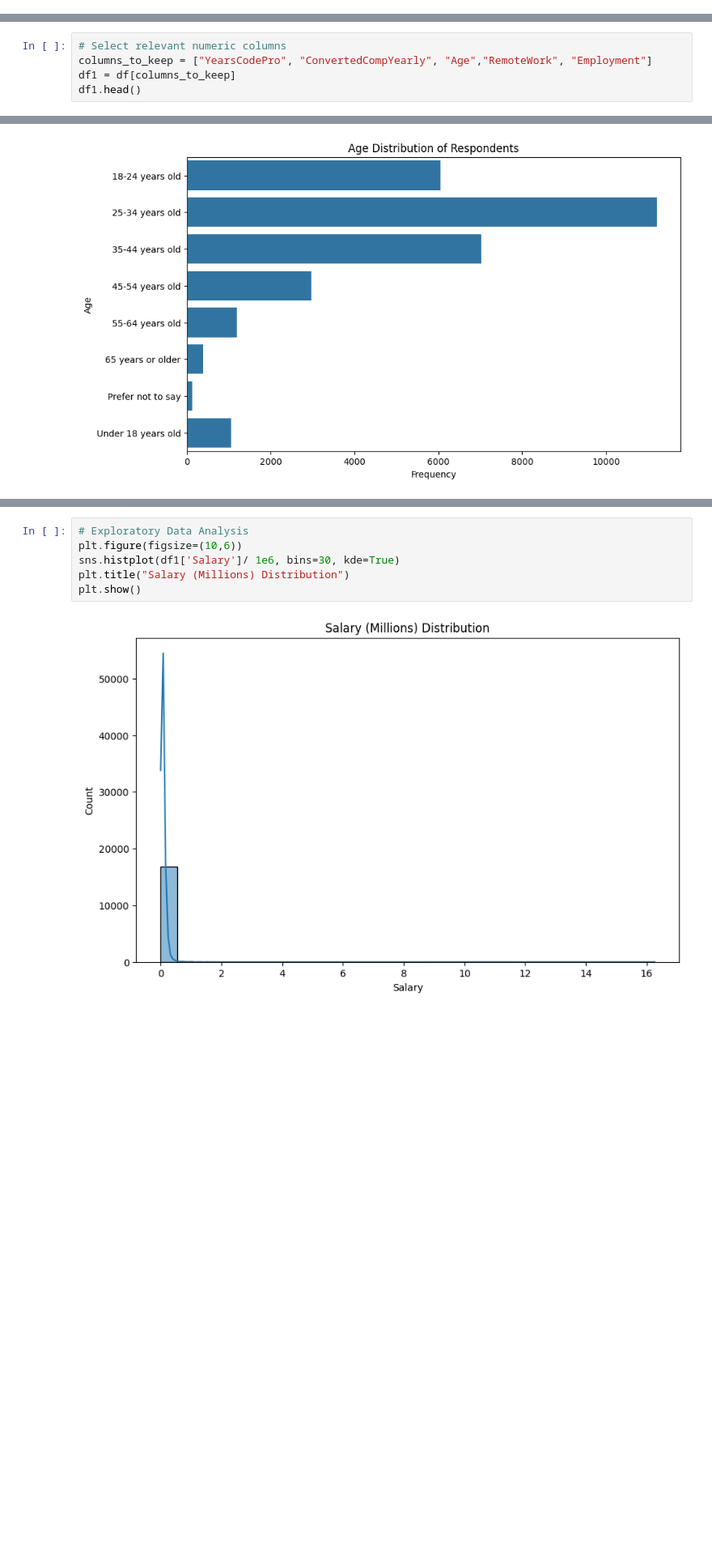
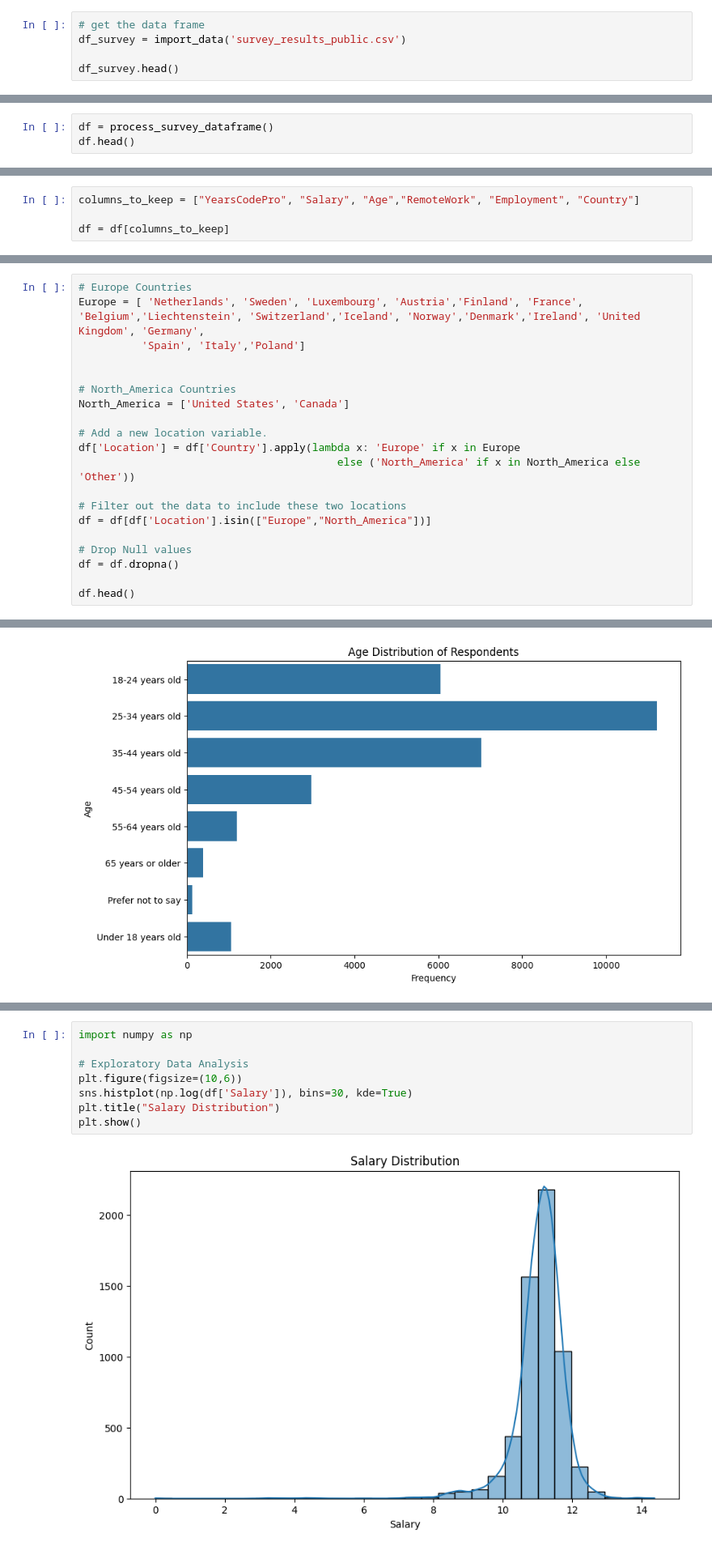
Before and after one commit to OmarMohamed7/dsnd-Stack-Overflow-Analysis, a Jupyter notebook: main.ipynb, the cells around one changed output, grey strips where cells are left out. Shown: that part at 81% size. Cells and saved outputs as stored; diff of their text form; blank space fills up the shorter version.

Commit message:
comments and crisp dm process

```diff
--- a/main.ipynb
+++ b/main.ipynb
@@ -23,0 +42,5 @@ df.head()
+# %%
+# get the data frame
+df_survey = import_data('survey_results_public.csv')
+
+df_survey.head()
@@ -35,0 +106,3 @@ df.describe()
+# %%
+df = process_survey_dataframe()
+df.head()
@@ -36,5 +120,4 @@ df.describe()
 # %%
-# Select relevant numeric columns
-columns_to_keep = ["YearsCodePro", "ConvertedCompYearly", "Age","RemoteWork", "Employment"]
-df1 = df[columns_to_keep]
-df1.head()
+columns_to_keep = ["YearsCodePro", "Salary", "Age","RemoteWork", "Employment", "Country"]
+
+df = df[columns_to_keep]
@@ -74,0 +128,20 @@ See the caveats in the documentation: https://pandas.pydata.org/pandas-docs/stab
+# %%
+# Europe Countries
+Europe = [ 'Netherlands', 'Sweden', 'Luxembourg', 'Austria','Finland', 'France', 'Belgium','Liechtenstein', 'Switzerland','Iceland', 'Norway','Denmark','Ireland', 'United Kingdom', 'Germany',
+          'Spain', 'Italy','Poland']
+
+
+# North_America Countries
+North_America = ['United States', 'Canada']
+
+# Add a new location variable.
+df['Location'] = df['Country'].apply(lambda x: 'Europe' if x in Europe
+                                         else ('North_America' if x in North_America else 'Other'))
+
+# Filter out the data to include these two locations
+df = df[df['Location'].isin(["Europe","North_America"])]
+
+# Drop Null values
+df = df.dropna()
+
+df.head()
@@ -85,8 +171,10 @@ plt.show()
 # %%
+import numpy as np
+
 # Exploratory Data Analysis
 plt.figure(figsize=(10,6))
-sns.histplot(df1['Salary']/ 1e6, bins=30, kde=True)
-plt.title("Salary (Millions) Distribution")
+sns.histplot(np.log(df['Salary']), bins=30, kde=True)
+plt.title("Salary Distribution")
 plt.show()
 # %% [output]
-[figure, old version]
+[figure, new version]
```
Also changed, not shown: parts of 40 cells of this notebook.
